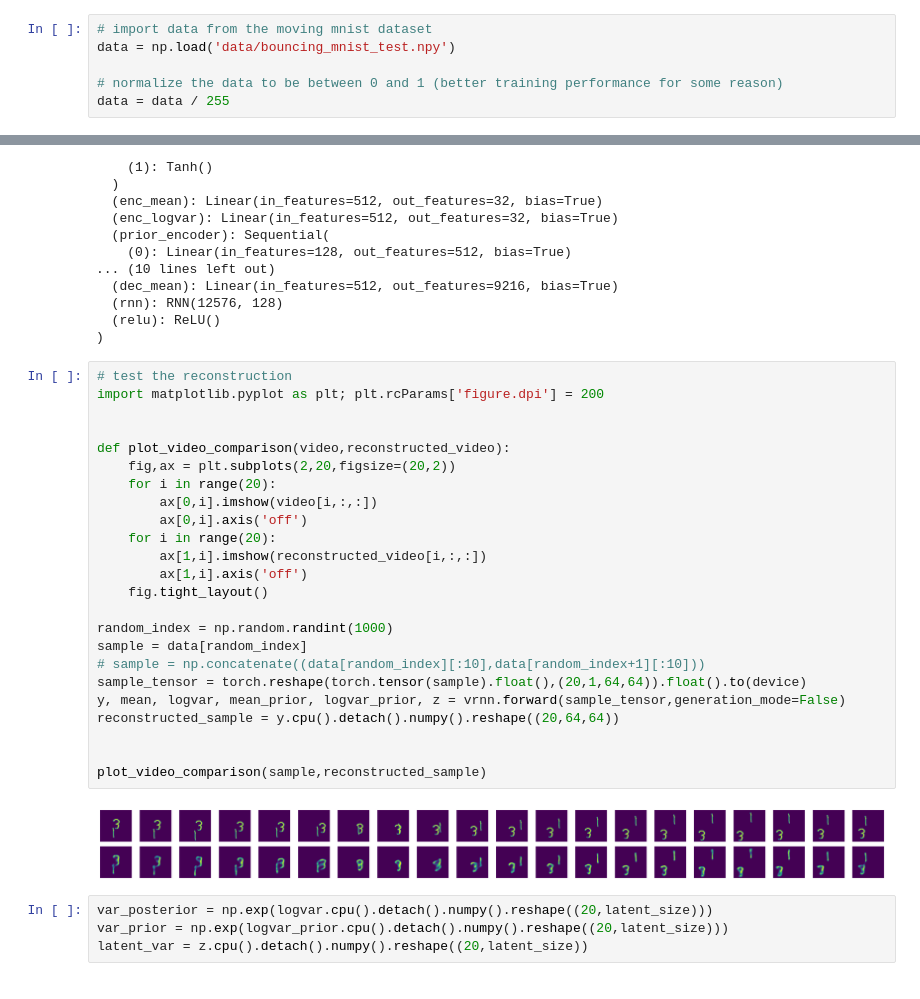
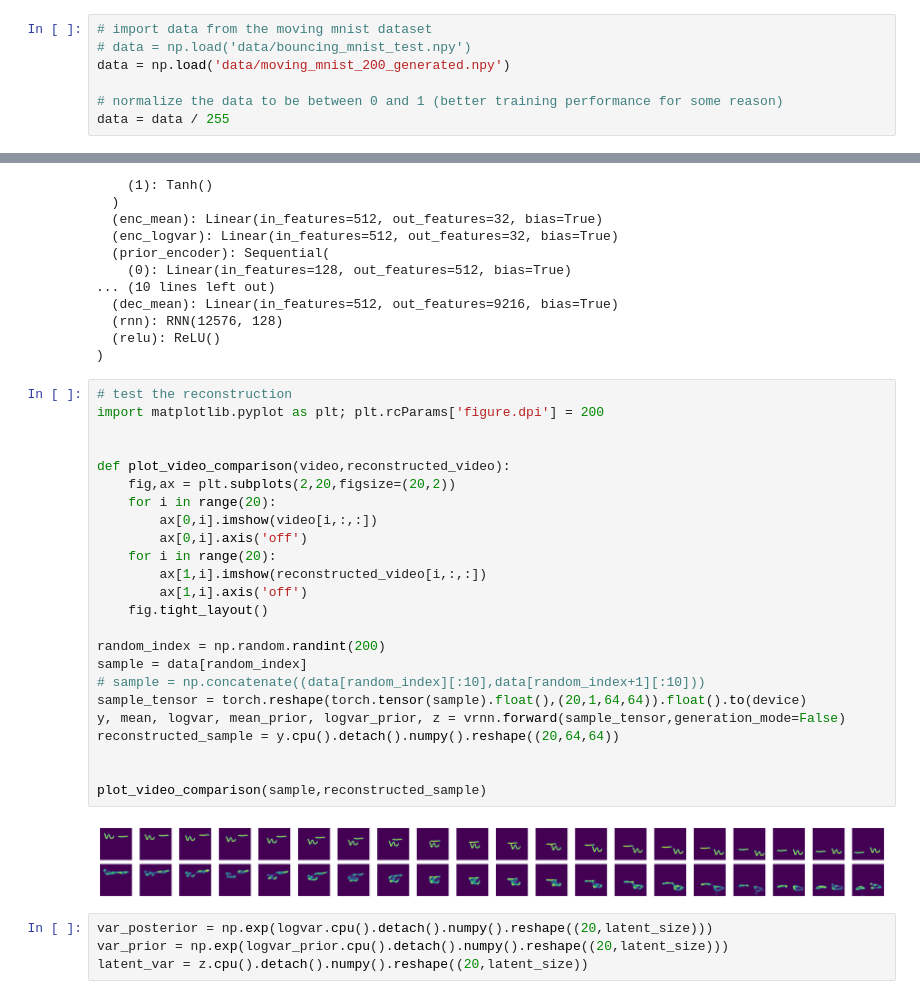
Before and after one commit to FelixHub/serotonin_model, a Jupyter notebook: dvae convolution.ipynb, the cells around one changed output, grey strips where cells are left out. Saved outputs shown, nothing was run; the diff lists cells and outputs as text.

Commit message:
update with self-generated dataset

```diff
--- a/dvae convolution.ipynb
+++ b/dvae convolution.ipynb
@@ -20,7 +20,8 @@ print(device)
 cuda
 # %%
 # import data from the moving mnist dataset
-data = np.load('data/bouncing_mnist_test.npy')
+# data = np.load('data/bouncing_mnist_test.npy')
+data = np.load('data/moving_mnist_200_generated.npy')
 
 # normalize the data to be between 0 and 1 (better training performance for some reason)
 data = data / 255
@@ -263,29 +264,29 @@ VRNN(
 # %%
 # test the reconstruction
 import matplotlib.pyplot as plt; plt.rcParams['figure.dpi'] = 200
 
 
 def plot_video_comparison(video,reconstructed_video):
     fig,ax = plt.subplots(2,20,figsize=(20,2))
     for i in range(20):
         ax[0,i].imshow(video[i,:,:])
         ax[0,i].axis('off')
     for i in range(20):
         ax[1,i].imshow(reconstructed_video[i,:,:])
         ax[1,i].axis('off')
     fig.tight_layout()
 
-random_index = np.random.randint(1000)
+random_index = np.random.randint(200)
 sample = data[random_index]
 # sample = np.concatenate((data[random_index][:10],data[random_index+1][:10]))
 sample_tensor = torch.reshape(torch.tensor(sample).float(),(20,1,64,64)).float().to(device)
 y, mean, logvar, mean_prior, logvar_prior, z = vrnn.forward(sample_tensor,generation_mode=False)
 reconstructed_sample = y.cpu().detach().numpy().reshape((20,64,64))
 
 
 plot_video_comparison(sample,reconstructed_sample)
 # %% [output]
-[figure, old version]
+[figure, new version]
 # %%
 var_posterior = np.exp(logvar.cpu().detach().numpy().reshape((20,latent_size)))
 var_prior = np.exp(logvar_prior.cpu().detach().numpy().reshape((20,latent_size)))
```
Also changed, not shown: parts of 4 cells of this notebook.
